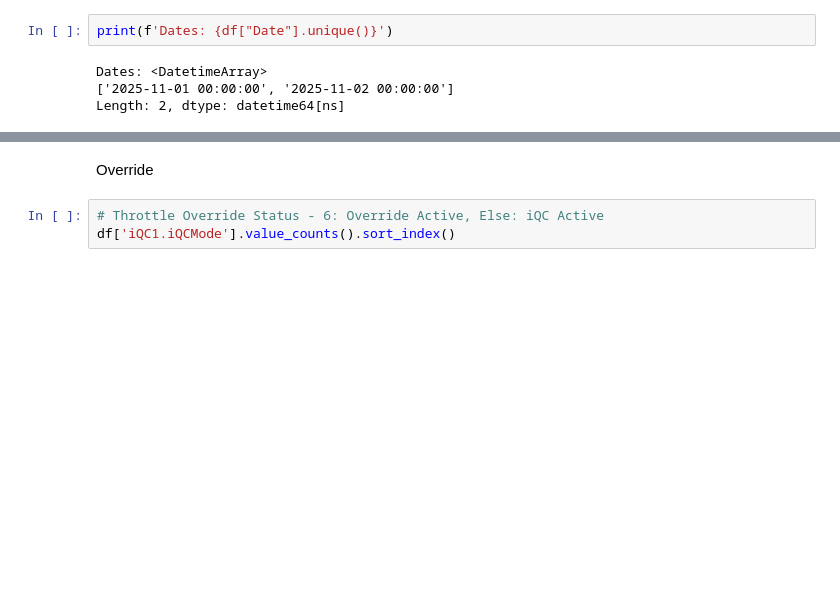
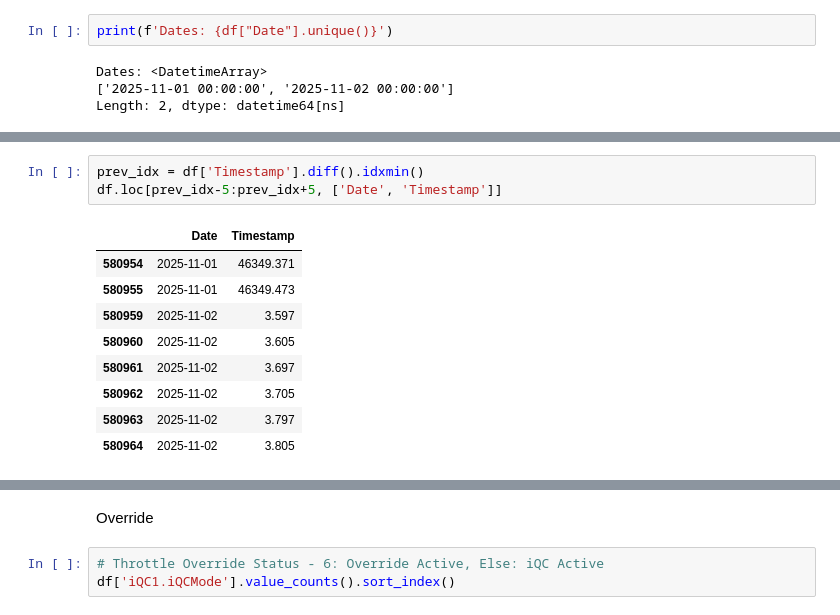
Before and after one commit to shaoyinz/Traxen_Driver_Override, a Jupyter notebook: jupyter_notebooks/override.ipynb, the cells around one changed output, grey strips where cells are left out. Cells and saved outputs as stored; diff of their text form; blank space fills up the shorter version.

```diff
--- a/jupyter_notebooks/override.ipynb
+++ b/jupyter_notebooks/override.ipynb
@@ -112,0 +120,13 @@ Extreme Diffs (>60s): 1
+# %%
+prev_idx = df['Timestamp'].diff().idxmin()
+df.loc[prev_idx-5:prev_idx+5, ['Date', 'Timestamp']]
+# %% [output]
+|  | Date | Timestamp |
+| 580954 | 2025-11-01 | 46349.371 |
+| 580955 | 2025-11-01 | 46349.473 |
+| 580959 | 2025-11-02 | 3.597 |
+| 580960 | 2025-11-02 | 3.605 |
+| 580961 | 2025-11-02 | 3.697 |
+| 580962 | 2025-11-02 | 3.705 |
+| 580963 | 2025-11-02 | 3.797 |
+| 580964 | 2025-11-02 | 3.805 |
```
Also changed, not shown: parts of 7 cells of this notebook.
